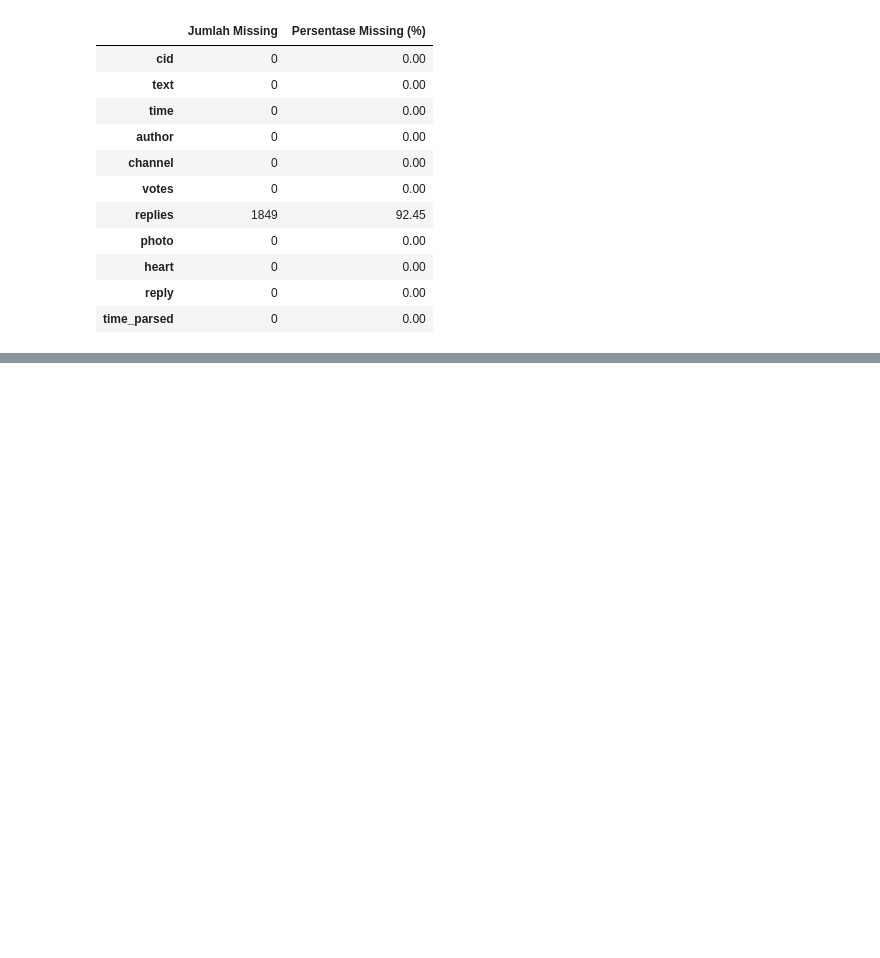
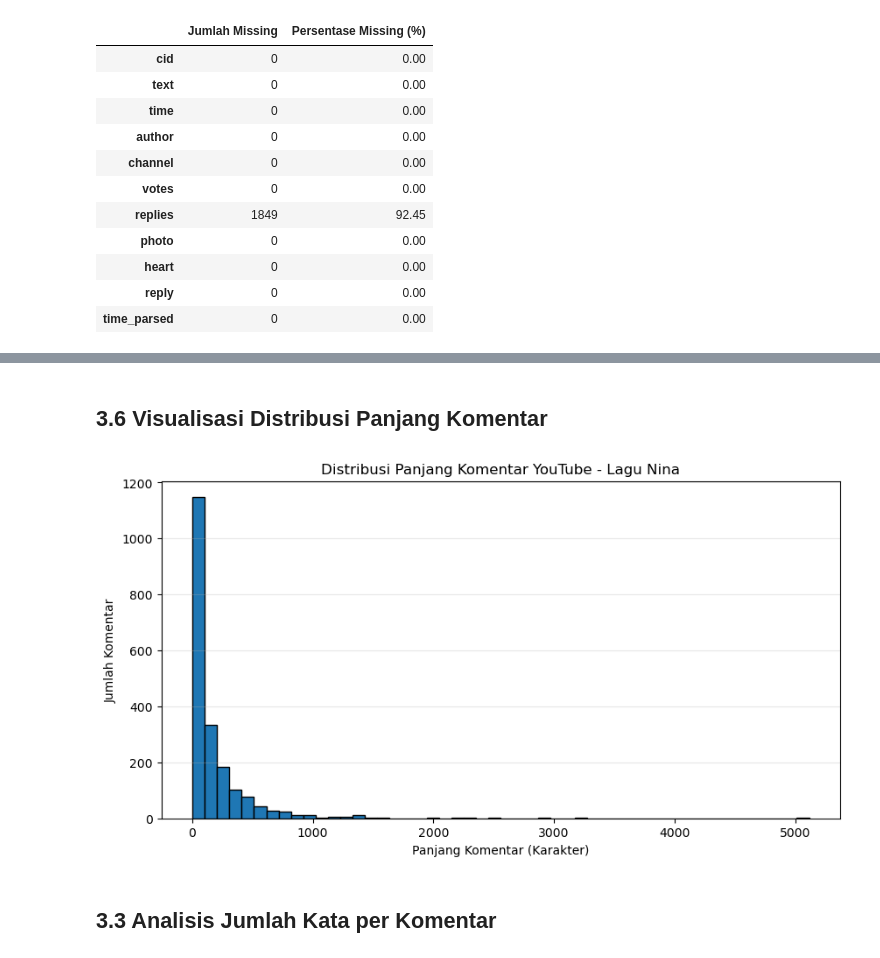
Before and after one commit to nikamushi/nina-text-mining, a Jupyter notebook: notebooks/analisis_nina.ipynb, the cells around one changed output, grey strips where cells are left out. Drawn from its saved outputs; the diff is of its cells as text; code cells hidden in the pictures; blank space fills up the shorter version.

```diff
--- a/notebooks/analisis_nina.ipynb
+++ b/notebooks/analisis_nina.ipynb
@@ -268,0 +315,12 @@ display(missing_data)
+# %%
+# Menghitung panjang setiap komentar berdasarkan jumlah karakter
+df_raw["panjang_karakter"] = df_raw["text"].astype(str).str.len()
+
+# Menghitung statistik panjang komentar
+statistik_panjang = df_raw["panjang_karakter"].describe()
+
+print("=" * 45)
+print("STATISTIK PANJANG KOMENTAR")
+print("=" * 45)
+
+display(statistik_panjang)
@@ -268,0 +340,23 @@ display(missing_data)
+# %% [markdown]
+## **3.6 Visualisasi Distribusi Panjang Komentar**
+# %%
+import matplotlib.pyplot as plt
+
+plt.figure(figsize=(10, 5))
+
+plt.hist(
+    df_raw["panjang_karakter"],
+    bins=50,
+    edgecolor="black"
+)
+
+plt.title("Distribusi Panjang Komentar YouTube - Lagu Nina")
+plt.xlabel("Panjang Komentar (Karakter)")
+plt.ylabel("Jumlah Komentar")
+plt.grid(axis="y", alpha=0.3)
+
+plt.show()
+# %% [output]
+[figure, added]
+# %% [markdown]
+## **3.3 Analisis Jumlah Kata per Komentar**
```
Also changed, not shown: parts of 90 cells of this notebook, 1 other file.
